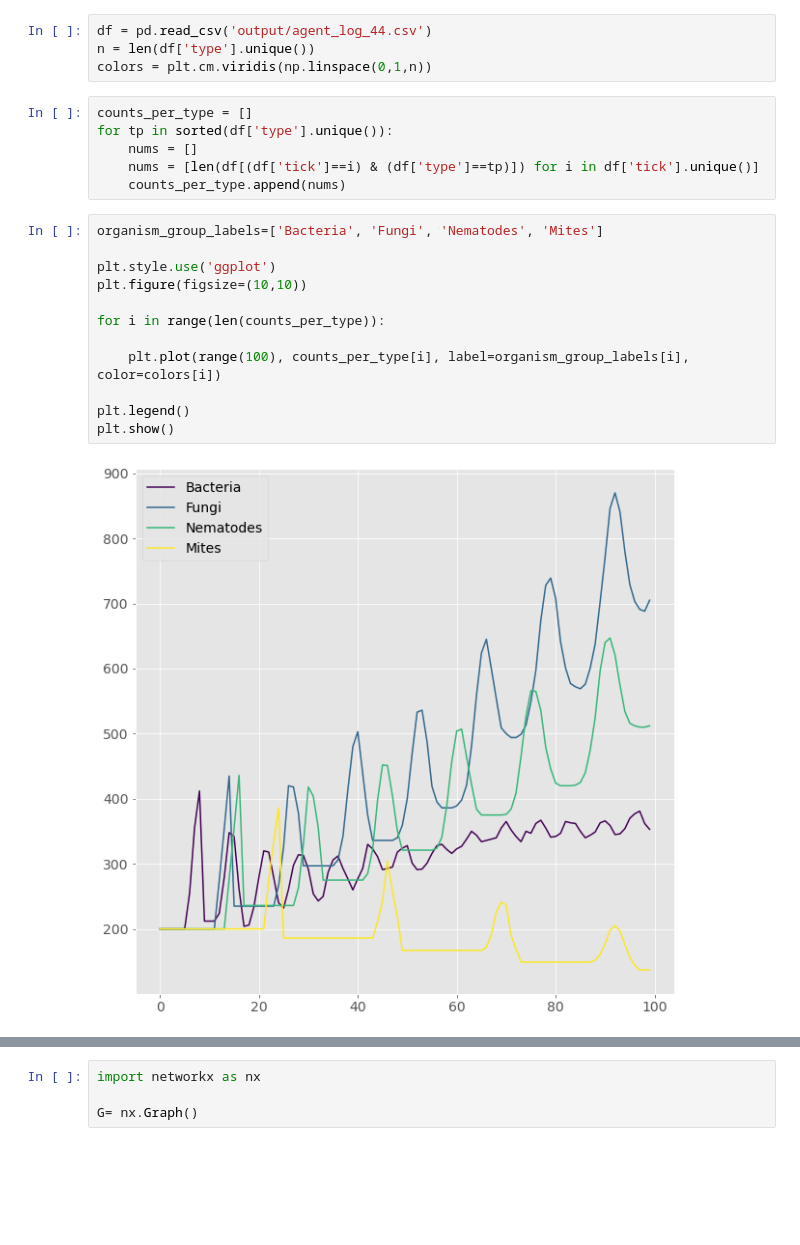
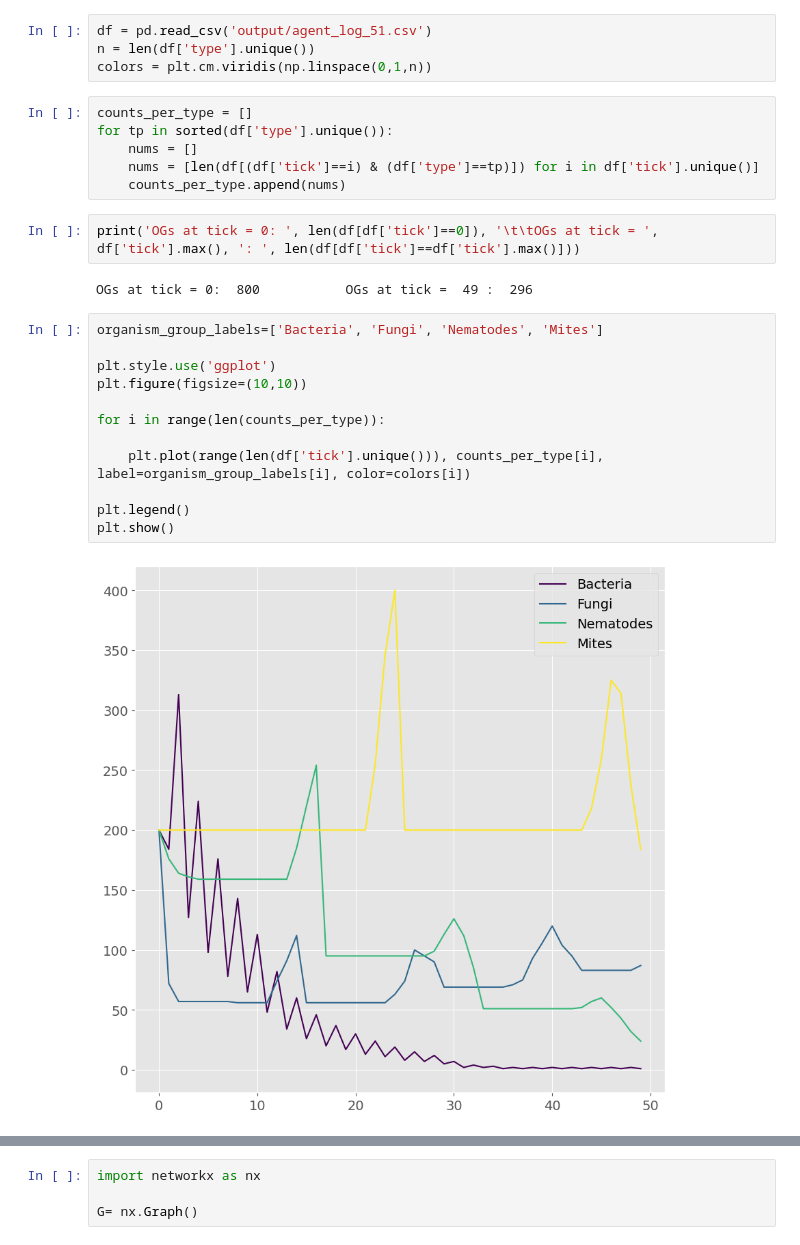
Before and after one commit to timovdk/BLOSSOM, a Jupyter notebook: src/viz.ipynb, the cells around one changed output, grey strips where cells are left out. Drawn from its saved outputs; the diff is of its cells as text; blank space fills up the shorter version.

```diff
--- a/src/viz.ipynb
+++ b/src/viz.ipynb
@@ -17,7 +17,7 @@ plt.rc('ytick', labelsize=SMALL_SIZE)    # fontsize of the tick labels
 plt.rc('legend', fontsize=SMALL_SIZE)    # legend fontsize
 plt.rc('figure', titlesize=BIGGER_SIZE)  # fontsize of the figure title
 # %%
-df = pd.read_csv('output/agent_log_44.csv')
+df = pd.read_csv('output/agent_log_51.csv')
 n = len(df['type'].unique())
 colors = plt.cm.viridis(np.linspace(0,1,n))
 # %%
@@ -26,20 +26,24 @@ for tp in sorted(df['type'].unique()):
     nums = []
     nums = [len(df[(df['tick']==i) & (df['type']==tp)]) for i in df['tick'].unique()]
     counts_per_type.append(nums)
+# %%
+print('OGs at tick = 0: ', len(df[df['tick']==0]), '\t\tOGs at tick = ', df['tick'].max(), ': ', len(df[df['tick']==df['tick'].max()]))
+# %% [output]
+OGs at tick = 0:  800           OGs at tick =  49 :  296
 # %%
 organism_group_labels=['Bacteria', 'Fungi', 'Nematodes', 'Mites']
 
 plt.style.use('ggplot')
 plt.figure(figsize=(10,10))
 
 for i in range(len(counts_per_type)):
 
-    plt.plot(range(100), counts_per_type[i], label=organism_group_labels[i], color=colors[i])
+    plt.plot(range(len(df['tick'].unique())), counts_per_type[i], label=organism_group_labels[i], color=colors[i])
 
 plt.legend()
 plt.show()
 # %% [output]
-[figure, old version]
+[figure, new version]
 # %%
 plt.style.use('ggplot')
 fig = plt.figure(figsize=(10,10))
```
Also changed, not shown: parts of 14 cells of this notebook, 4 other files.
